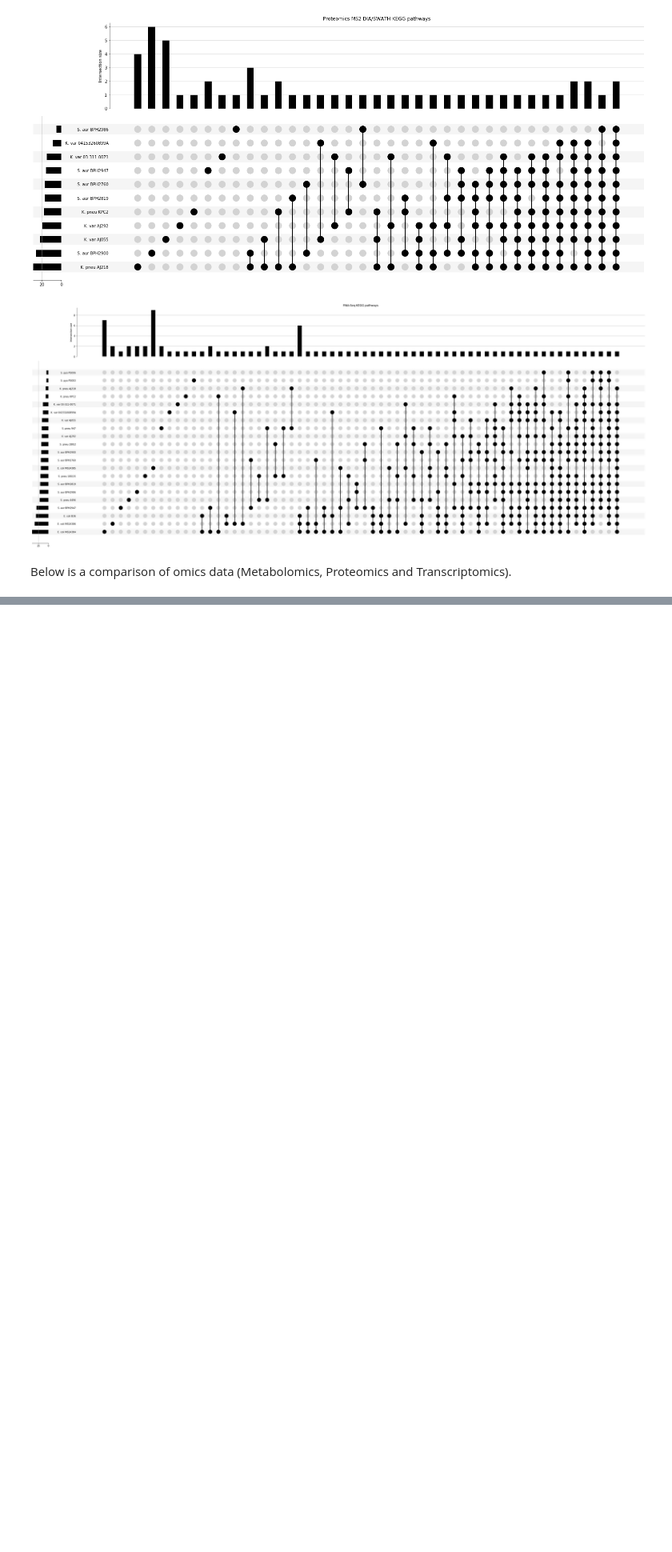
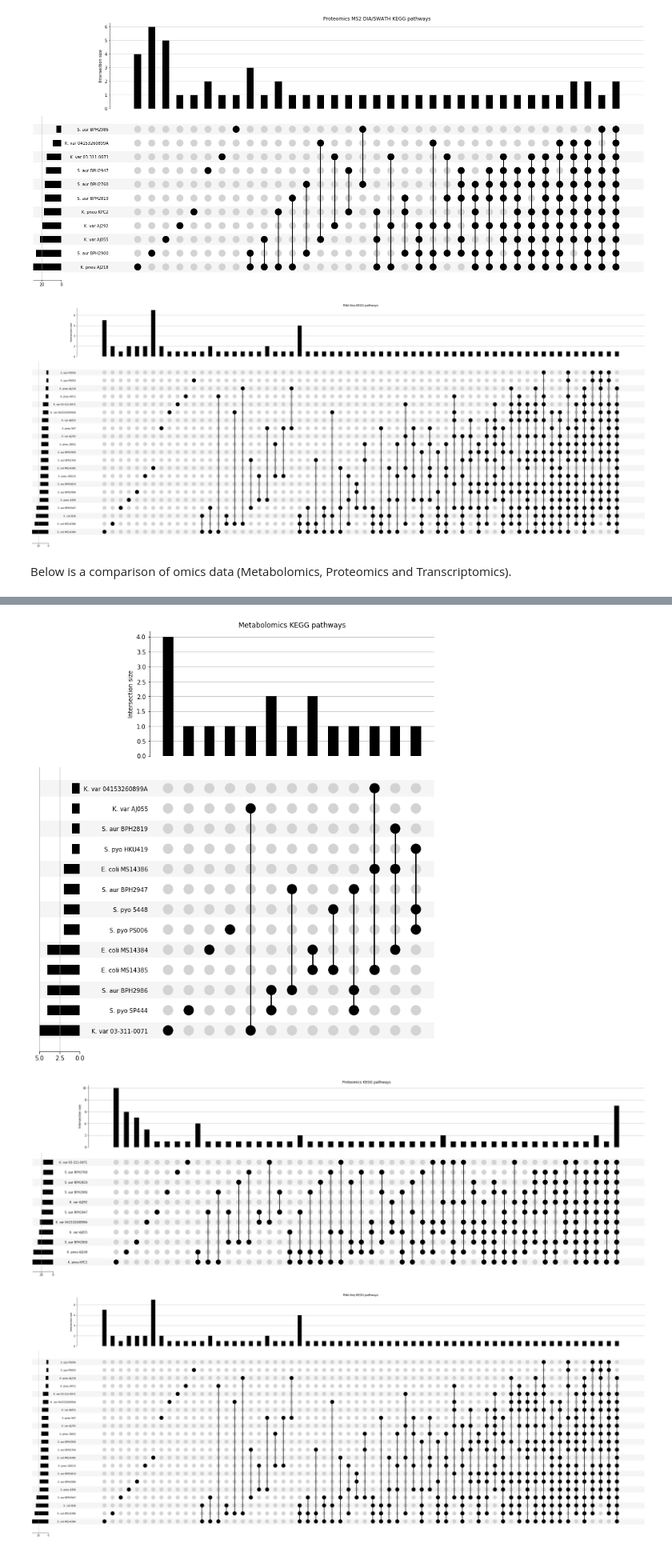
Before and after one commit to mabelbpa/Bioplatforms-Australia-Sepsis-Data-Integration, a Jupyter notebook: Visualizations/Source/Multiomics_Visualisation/Multiomics_Visualisation.ipynb, the cells around one changed output, grey strips where cells are left out. Shown at 80% size. Cells and saved outputs as stored; diff of their text form; code cells hidden in the pictures; blank space fills up the shorter version.

Commit message:
Split omics visualisation further into up and down regulated states

```diff
--- a/Visualizations/Source/Multiomics_Visualisation/Multiomics_Visualisation.ipynb
+++ b/Visualizations/Source/Multiomics_Visualisation/Multiomics_Visualisation.ipynb
@@ -506,0 +470,40 @@ for plt_title, strain_multiomic in omics_kegg:
+# %%
+# collapse across GC-MS and LC-MS
+subset = intermediate_data
+omics_kegg = subset.loc[ : , ['Species_Strain', 'Species_Strain_Type_of_Experiment', 'kegg_pathway_name', 'Species', 'Strain', 'Type_of_Experiment', 'Direction', 'Type_of_Experiment_Direction'] ]
+omics_kegg.drop_duplicates(inplace=True)
+before = omics_kegg.shape
+
+# metabolomics block, also split into subsets based on regulation state (up or down)
+metabolomics = omics_kegg[omics_kegg.Type_of_Experiment.str.startswith("Metabolomics")]
+metabolomics["Type_of_Experiment"] = "Metabolomics"
+metabolomics["Type_of_Experiment_Direction"] = metabolomics["Type_of_Experiment"] + " " + metabolomics["Direction"]
+metabolomics_up = metabolomics[metabolomics["Direction"] == "Down"]
+metabolomics_dn = metabolomics[metabolomics["Direction"] == "Up"]
+assert (metabolomics.shape[0]) == (metabolomics_up.shape[0] + metabolomics_dn.shape[0]), "Total pathways surveyed should be the same"
+
+# proteomics block, also split into subsets based on regulation state (up or down)
+proteomics = omics_kegg[omics_kegg.Type_of_Experiment.str.startswith("Proteomics")]
+proteomics["Type_of_Experiment"] = "Proteomics"
+proteomics["Type_of_Experiment_Direction"] = proteomics["Type_of_Experiment"] + " " + proteomics["Direction"]
+proteomics_up = proteomics[proteomics["Direction"] == "Down"]
+proteomics_dn = proteomics[proteomics["Direction"] == "Up"]
+assert (proteomics.shape[0]) == (proteomics_up.shape[0] + proteomics_dn.shape[0]), "Total pathways surveyed should be the same"
+
+# rnaseq block, also split into subsets based on regulation state (up or down)
+rna_seq = omics_kegg[omics_kegg.Type_of_Experiment.str.startswith("RNA-Seq")]
+rna_seq["Type_of_Experiment"] = "RNA-Seq"
+rna_seq["Type_of_Experiment_Direction"] = rna_seq["Type_of_Experiment"] + " " + rna_seq["Direction"]
+rna_seq_up = rna_seq[rna_seq["Direction"] == "Down"]
+rna_seq_dn = rna_seq[rna_seq["Direction"] == "Up"]
+assert (rna_seq.shape[0]) == (rna_seq_up.shape[0] + rna_seq_dn.shape[0]), "Total pathways surveyed should be the same"
+
+omics_kegg = pandas.concat([rna_seq, metabolomics, proteomics], verify_integrity=True, sort=True)
+omics_kegg_direction = pandas.concat([rna_seq_up, rna_seq_dn, metabolomics_up, metabolomics_dn, proteomics_up, proteomics_dn], verify_integrity=True, sort=True)
+
+assert before == omics_kegg.shape
+assert before == omics_kegg_direction.shape, "Original and recombined data must have identical dimensions!"
+omics_kegg.drop_duplicates(inplace=True)
+omics_kegg_direction.drop_duplicates(inplace=True)
+
+omics_kegg = reformat_data_for_upsetplot(omics_kegg, "Type_of_Experiment")
@@ -506,0 +545,6 @@ for plt_title, strain_multiomic in omics_kegg:
+# %%
+make_upsetplot(omics_kegg)
+# %% [output]
+[figure, added]
+[figure, added]
+[figure, added]
```
Also changed, not shown: parts of 13 cells of this notebook.
